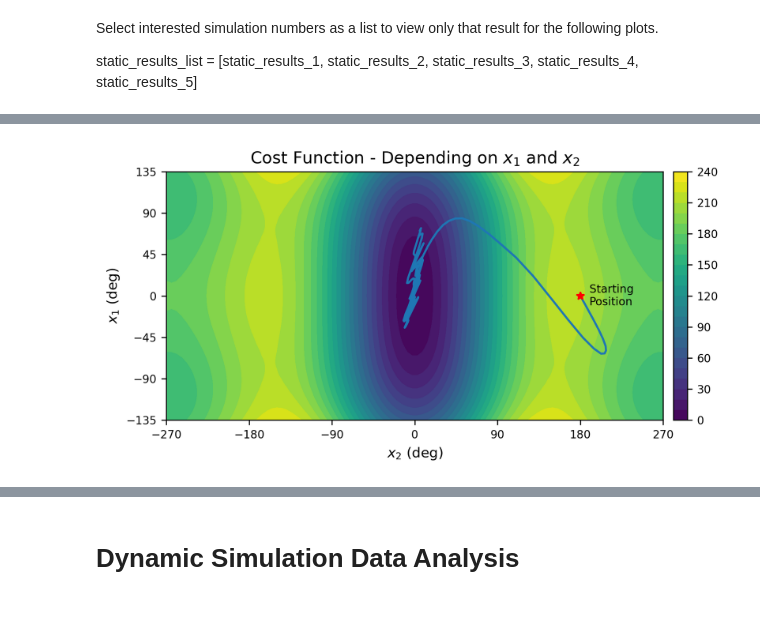
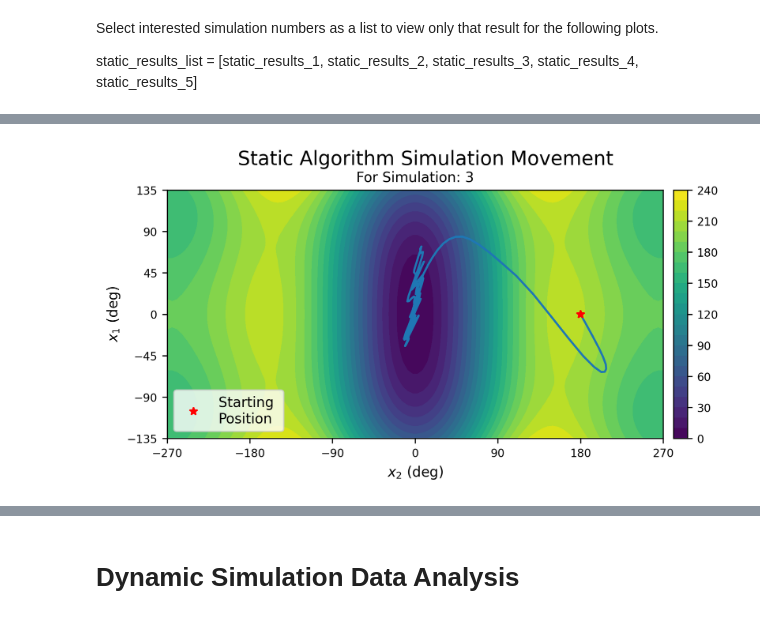
Before and after one commit to almondthief/rotary, a Jupyter notebook: Plots.ipynb, the cells around one changed output, grey strips where cells are left out. Cells and saved outputs as stored; diff of their text form; code cells hidden in the pictures.

```diff
--- a/Plots.ipynb
+++ b/Plots.ipynb
@@ -453,12 +528,27 @@ static_results_5 = static_results_5.set_index(new_index)
 # %%
 static_results_list = [static_results_1, static_results_2, static_results_3, static_results_4, static_results_5]
 
+# for nice table print
+static_performance = [['-'*17, '-'*10, '-'*14]]
+
+# Calculate the values of each simulation
 count = 1
 for j in static_results_list:
     total_costs = sum(j.stage_cost)
     total_time = sum(j.calc_time)
-    print(f'Total Cost for Simulation {count}:', '{:.3f}'.format(total_costs), 'Run Time: {:.3f}'.format(total_time))
+    static_performance.append([count, '{:.3f}'.format(total_costs), '{:.3f}'.format(total_time)])
     count += 1
 
-print(f'\nAverage Cost:', '{:.3f}'.format(sum(static_data.stage_cost)/5), 'Average Run Time: {:.3f}'.format(sum(static_data.calc_time)/5))
+# including the averages
+static_performance.append(['-'*17, '-'*10, '-'*14])
+static_performance.append(['Average:', '{:.3f}'.format(sum(static_data.stage_cost)/5), '{:.3f}'.format(sum(static_data.calc_time)/5)])
+static_performance.append(['-'*17, '-'*10, '-'*14])
+
+# convert to dataframe
+static_performance = pd.DataFrame(static_performance)
+static_performance.columns = ['Simulation Number', 'Total Cost', 'Run Time (sec)']
+blankIndex=[''] * len(static_performance)
+static_performance.index=blankIndex
+
+print(static_performance)
 # %% [output]
@@ -743,49 +892,62 @@ ax = plt.subplot(gs1[0, 0])
 ax.set_aspect(aspect=1)
 cp = ax.contourf(np.rad2deg(x2), np.rad2deg(x1), Z, levels = level_def, vmin = 0, vmax = max_int)
 
+if graph_title:
+    static_results_list, sim_numbers, sim_names, legend_on, alpha_val = simulation_name_list(static_results_list)
+    fig.suptitle('Static Algorithm Simulation Movement', size = 14, y = 0.86)
+    ax.set_title(sim_names, size = 10)
+
 # plot path
-static_results_list = [static_results_3]
+count = 0
 for j in static_results_list:
-    ax.plot(np.rad2deg(j.alpha), np.rad2deg(j.theta))
+    ax.plot(np.rad2deg(j.alpha), np.rad2deg(j.theta), label='{:.0f}'.format(sim_numbers[count]), alpha=alpha_val)
+    count += 1
 
-# starting position marker & label
+# starting position marker
 ax.plot(180, 0, 'r*')
-ax.annotate("Starting \nPosition", (190, 0), size = 8, va = 'center', ha = 'left')
+legend_elements = [Line2D([0], [0], marker='*', color='r', lw=0, label= "Starting \nPosition")]
+ax.legend(handles=legend_elements, loc='lower left')
+
+# legend
+if legend_on:
+    legend = fig.legend(title = 'Simulation Number:', loc = 'center', ncol=5, borderaxespad=0.1, bbox_to_anchor=(0.5 , 0.08))
+    legend_title_left(legend)
 
 # axis limits
 ax.axis(xmin = min_x2, xmax = max_x2, ymin = min_x1, ymax = max_x1)
 
 # colour bars
 ax_cp = plt.subplot(gs1[0, 1])
 col = plt.colorbar(cp, cax = ax_cp)
 
 # labels
-ax.set_title(r'Cost Function - Depending on $x_1$ and $x_2$', size = 12)
 ax.set_xlabel(r'$x_2$ (deg)', size = 10)
 ax.set_ylabel(r'$x_1$ (deg)', size = 10)
 
 # axis limits
 ax.set_xticks(np.linspace(min_x2, max_x2, 7, dtype = np.int32))
 ax.set_yticks(np.linspace(min_x1, max_x1, 7, dtype = np.int32))
 
 # axis font size
 ax.tick_params(axis='both', labelsize=8)
 ax_cp.tick_params(axis='both', labelsize=8)
 
 # adjust colour plot to be same length
 contour_size = ax.get_position().get_points()
 cb_size = ax_cp.get_position().get_points()
 cb_size[0, 1] = contour_size[0, 1]
 cb_size[1, 1] = contour_size[1, 1]
 cb_size[0, 0] = contour_size[1, 0] + 0.015
 cb_size[1, 0] = cb_size[0, 0] + 0.02
 ax_cp.set_position(Bbox(cb_size))
 
 # save and show
-plt.savefig('static_tracking.png', bbox_inches='tight')
+if save_graph:
+    plt.savefig('static_tracking.png', bbox_inches='tight')
+
 plt.show()
 # %% [output]
-[figure, old version]
+[figure, new version]
 # %%
 # calculating contour plot values
 
```
Also changed, not shown: parts of 30 cells of this notebook.
